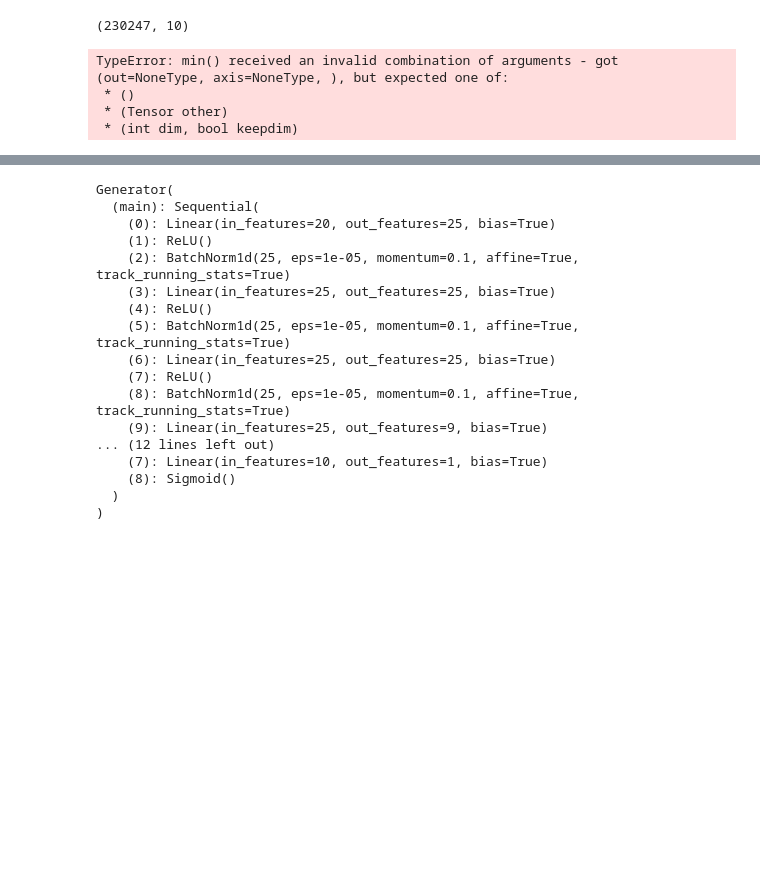
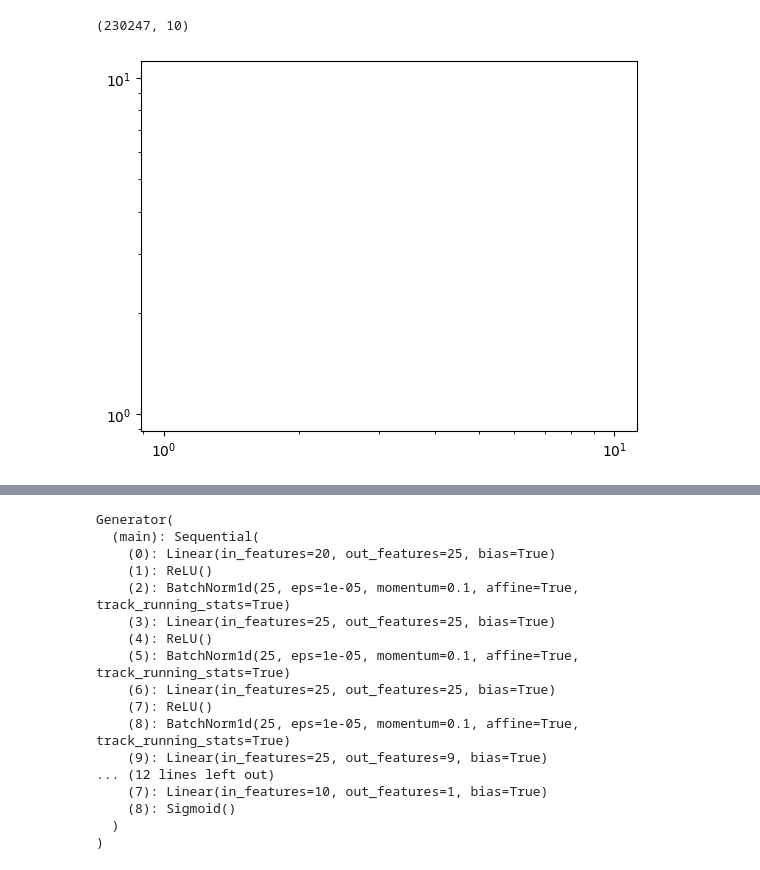
Before and after one commit to Alonl14/ML_Project, a Jupyter notebook: Main.ipynb, the cells around one changed output, grey strips where cells are left out. Saved outputs shown, nothing was run; the diff lists cells and outputs as text; code cells hidden in the pictures; blank space fills up the shorter version.

```diff
--- a/Main.ipynb
+++ b/Main.ipynb
@@ -67,22 +73,15 @@ print(df_N.shape)
 # %%
 N_T = torch.tensor(df_N.values)
 P_T = torch.tensor(df_P.values)
 l = [0,1,2,3,4,5,6,8,9]
 N_T = N_T[:,l]
 P_T = P_T[:,l]
 # x , y , p , E , t , pdg , r , theta
 P_T.shape
-plt.hist(N_T[:,5],bins=np.logspace(torch.log(torch.min(N_T[:,5]),torch.max(N_T[:,5]))))
-plt.loglog()
-plt.figure()
-plt.hist(N_T[:,6],bins=np.logspace(torch.log(torch.min(N_T[:,6]),torch.max(N_T[:,6]))))
 plt.loglog()
 plt.show()
 # %% [output]
-TypeError: min() received an invalid combination of arguments - got (out=NoneType, axis=NoneType, ), but expected one of:
- * ()
- * (Tensor other)
- * (int dim, bool keepdim)
+[figure, added]
 # %%
 def weights_init(m):
     if isinstance(m,nn.Linear):
```
Also changed, not shown: parts of 9 cells of this notebook.
